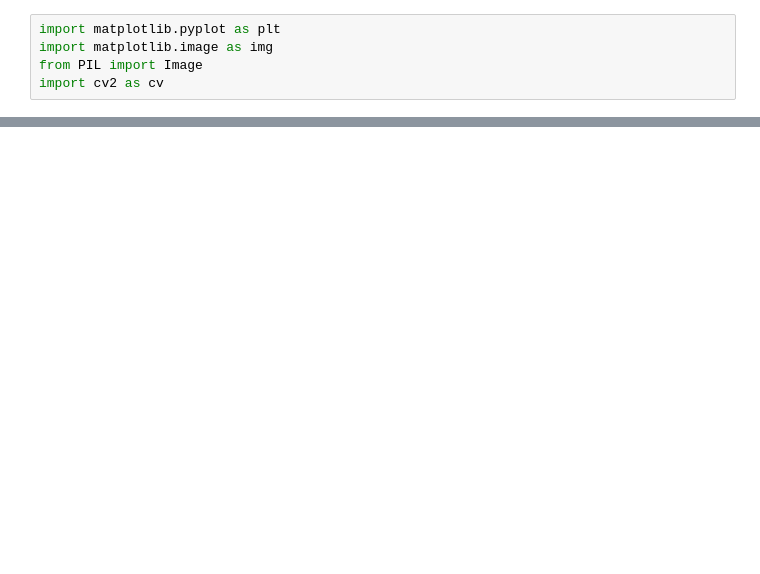
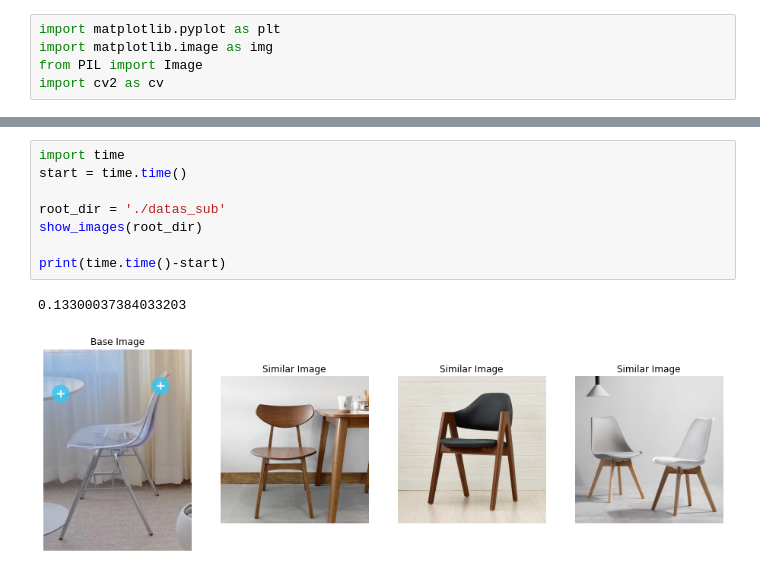
Before and after one commit to dss-15th/deeplearning-repo-2, a Jupyter notebook: workspace_yena/using_annoy.ipynb, the cells around one changed output, grey strips where cells are left out. Saved outputs shown, nothing was run; the diff lists cells and outputs as text; blank space fills up the shorter version.

```diff
--- a/workspace_yena/using_annoy.ipynb
+++ b/workspace_yena/using_annoy.ipynb
@@ -165,0 +176,11 @@ show_images(root_dir)
+# %%
+import time
+start = time.time()
+
+root_dir = './datas_sub'
+show_images(root_dir)
+
+print(time.time()-start)
+# %% [output]
+0.13300037384033203
+[figure, added]
```
Also changed, not shown: parts of 15 cells of this notebook, 29 other files.
